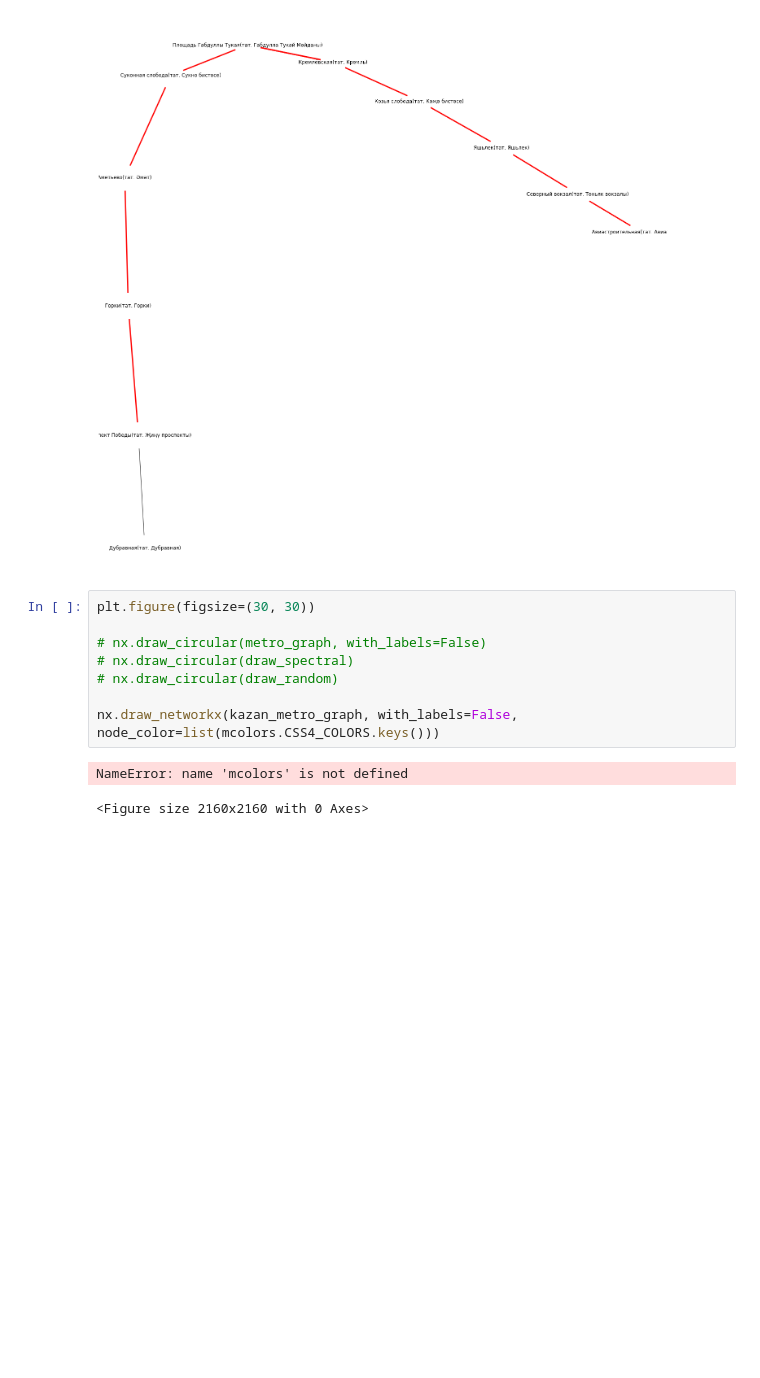
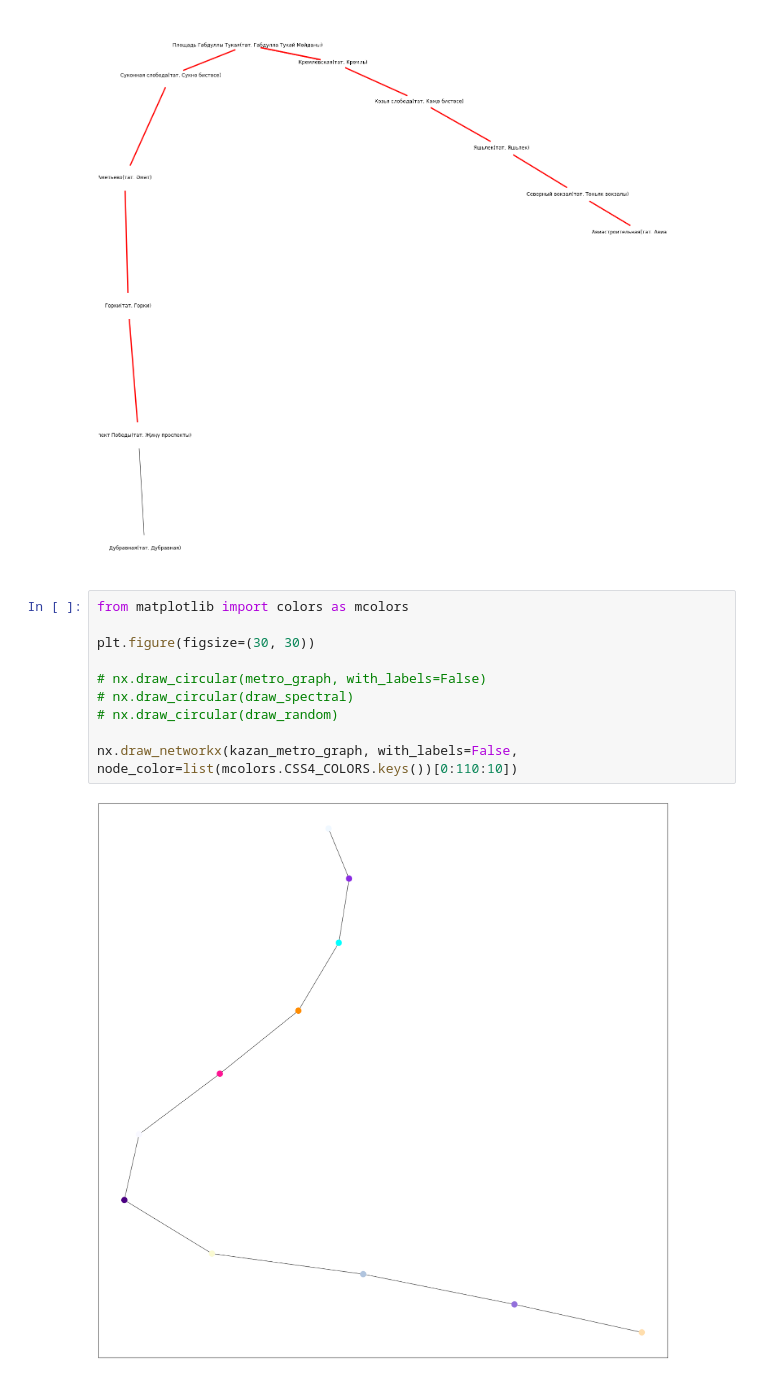
Before and after one commit to Gerrytty/data-mining-course, a Jupyter notebook: Kazan_metro.ipynb, the cells around one changed output. Cells and saved outputs as stored; diff of their text form; blank space fills up the shorter version.

```diff
--- a/Kazan_metro.ipynb
+++ b/Kazan_metro.ipynb
@@ -150,13 +150,14 @@ plot_paths(
 # %% [output]
 [figure]
 # %%
+from matplotlib import colors as mcolors
+
 plt.figure(figsize=(30, 30))
 
 # nx.draw_circular(metro_graph, with_labels=False)
 # nx.draw_circular(draw_spectral)
 # nx.draw_circular(draw_random)
 
-nx.draw_networkx(kazan_metro_graph, with_labels=False, node_color=list(mcolors.CSS4_COLORS.keys()))
+nx.draw_networkx(kazan_metro_graph, with_labels=False, node_color=list(mcolors.CSS4_COLORS.keys())[0:110:10])
 # %% [output]
-NameError: name 'mcolors' is not defined
-<Figure size 2160x2160 with 0 Axes>
+[figure, added]
```
